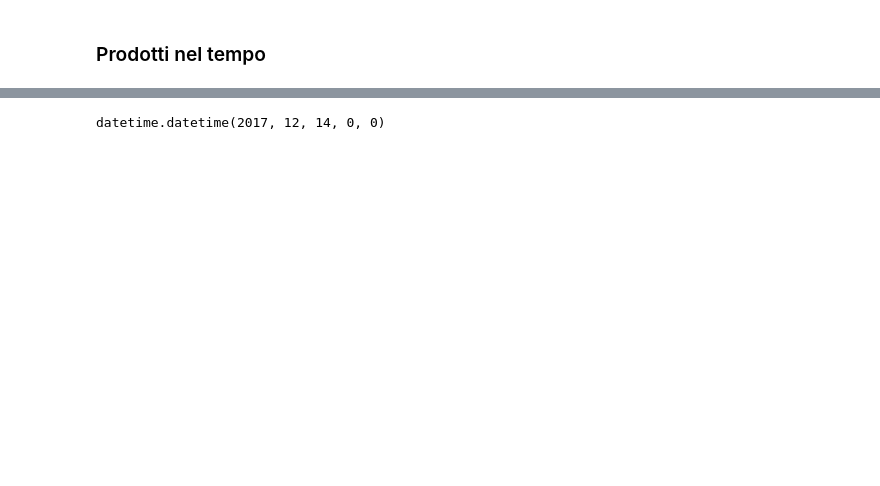
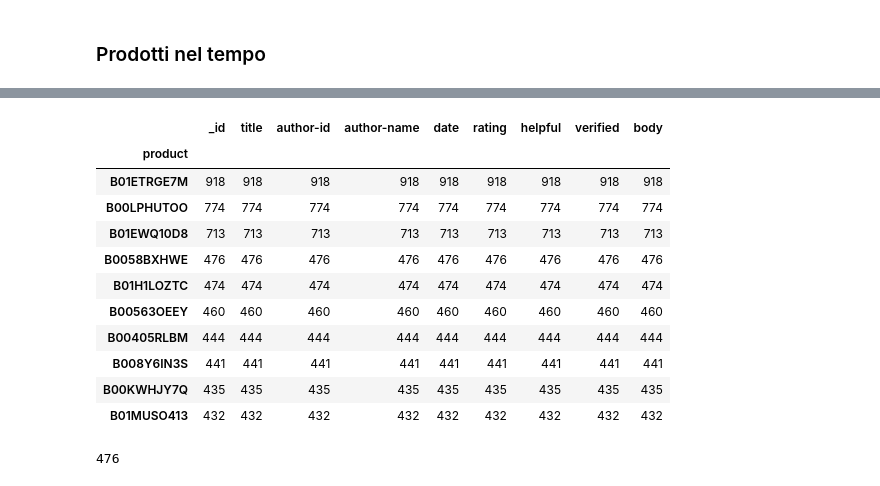
Before and after one commit to rpo19/DataAnalyticsProject, a Jupyter notebook: src/ML.ipynb, the cells around one changed output, grey strips where cells are left out. Saved outputs shown, nothing was run; the diff lists cells and outputs as text; code cells hidden in the pictures; blank space fills up the shorter version.

```diff
--- a/src/ML.ipynb
+++ b/src/ML.ipynb
@@ -514,6 +328,30 @@ dt = datetime.strptime(dataReviews_prodotto['date'].iloc[0], '%Y-%m-%d')
-# %%
-dt
-# %% [output]
-datetime.datetime(2017, 12, 14, 0, 0)
+# %%
+# look for good examples
+dataReviews.groupby('product').count().sort_values('_id', ascending=False).head(10)
+# %% [output]
+|  | _id | title | author-id | author-name | date | rating | helpful | verified | body |
+| product |  |  |  |  |  |  |  |  |  |
+| B01ETRGE7M | 918 | 918 | 918 | 918 | 918 | 918 | 918 | 918 | 918 |
+| B00LPHUTOO | 774 | 774 | 774 | 774 | 774 | 774 | 774 | 774 | 774 |
+| B01EWQ10D8 | 713 | 713 | 713 | 713 | 713 | 713 | 713 | 713 | 713 |
+| B0058BXHWE | 476 | 476 | 476 | 476 | 476 | 476 | 476 | 476 | 476 |
+| B01H1LOZTC | 474 | 474 | 474 | 474 | 474 | 474 | 474 | 474 | 474 |
+| B00563OEEY | 460 | 460 | 460 | 460 | 460 | 460 | 460 | 460 | 460 |
+| B00405RLBM | 444 | 444 | 444 | 444 | 444 | 444 | 444 | 444 | 444 |
+| B008Y6IN3S | 441 | 441 | 441 | 441 | 441 | 441 | 441 | 441 | 441 |
+| B00KWHJY7Q | 435 | 435 | 435 | 435 | 435 | 435 | 435 | 435 | 435 |
+| B01MUSO413 | 432 | 432 | 432 | 432 | 432 | 432 | 432 | 432 | 432 |
+# %%
+# GOOD EXAMPLES:
+# B01ETRGE7M bello
+# B00LPHUTOO altalena
+# B01EWQ10D8 non male
+# B0058BXHWE resegono
+# ... non ne ho piu provati di quelli del box sopra
+prod = "B0058BXHWE"
+dataReviews_prodotto = dataReviews[dataReviews["product"]  == prod]
+len(dataReviews_prodotto)
+# %% [output]
+476
 # %%
 dataReviews_prodotto["date"] = dataReviews_prodotto["date"].progress_apply(lambda string: datetime.strptime(string, '%Y-%m-%d'))
```
Also changed, not shown: parts of 48 cells of this notebook.
